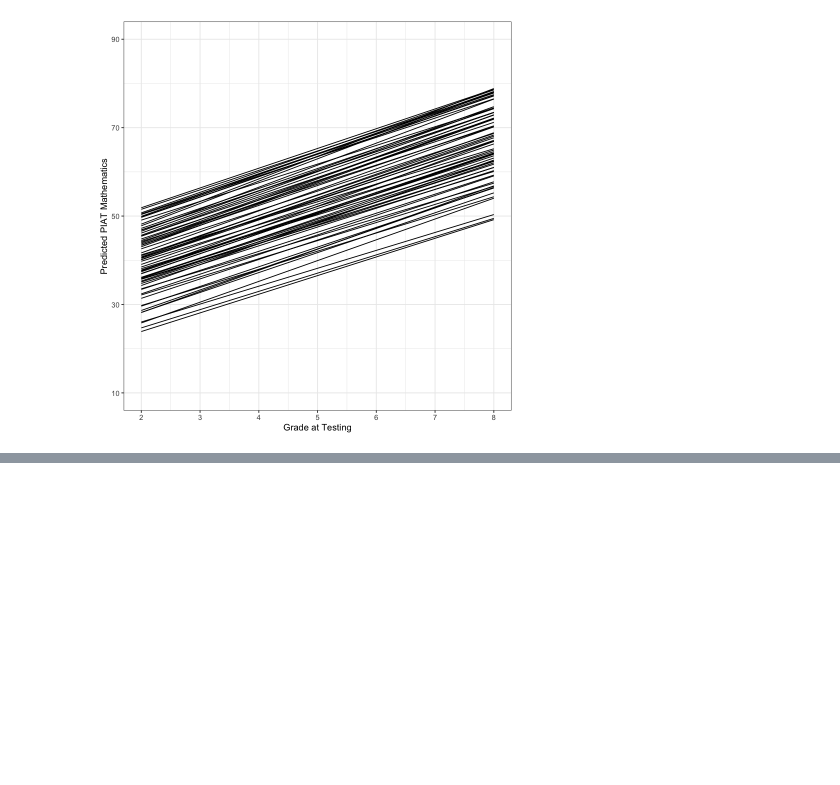
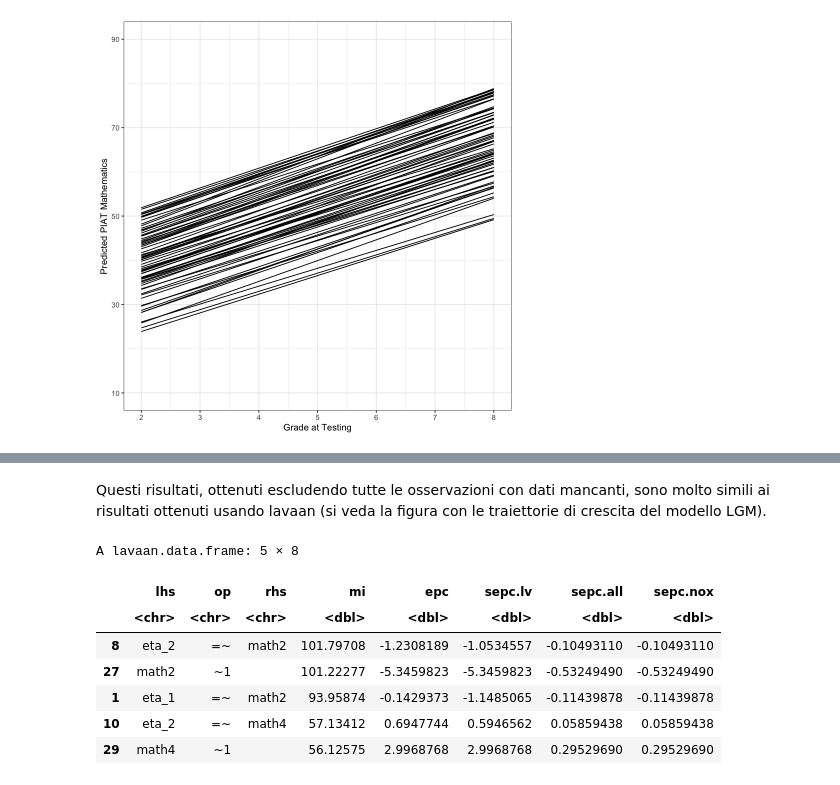
Before and after one commit to ccaudek/cfa_book_2023, a Jupyter notebook: 326_growth_1.ipynb, the cells around one changed output, grey strips where cells are left out. Cells and saved outputs as stored; diff of their text form; code cells hidden in the pictures; blank space fills up the shorter version.

```diff
--- a/326_growth_1.ipynb
+++ b/326_growth_1.ipynb
@@ -348,8 +352,8 @@ lg_math_lavaan_model <- '
       eta_1 ~~ eta_2
 
   # factor means
-      eta_1 ~ start(35)*1
-      eta_2 ~ start(4)*1
+      eta_1 ~ 1
+      eta_2 ~ 1
 
   # manifest variances (made equivalent by naming theta)
       math2 ~~ theta*math2
@@ -488 +611,14 @@ ggplot(
+# %% [markdown]
+Questi risultati, ottenuti escludendo tutte le osservazioni con dati mancanti, sono molto simili ai risultati ottenuti usando lavaan (si veda la figura con le traiettorie di crescita del modello LGM).
+# %%
+modindices(lg_math_lavaan_fit, sort = TRUE, maximum.number = 5)
+# %% [output]
+A lavaan.data.frame: 5 × 8
+|  | lhs | op | rhs | mi | epc | sepc.lv | sepc.all | sepc.nox |
+|  | <chr> | <chr> | <chr> | <dbl> | <dbl> | <dbl> | <dbl> | <dbl> |
+| 8 | eta_2 | =~ | math2 | 101.79708 | -1.2308189 | -1.0534557 | -0.10493110 | -0.10493110 |
+| 27 | math2 | ~1 |  | 101.22277 | -5.3459823 | -5.3459823 | -0.53249490 | -0.53249490 |
+| 1 | eta_1 | =~ | math2 | 93.95874 | -0.1429373 | -1.1485065 | -0.11439878 | -0.11439878 |
+| 10 | eta_2 | =~ | math4 | 57.13412 | 0.6947744 | 0.5946562 | 0.05859438 | 0.05859438 |
+| 29 | math4 | ~1 |  | 56.12575 | 2.9968768 | 2.9968768 | 0.29529690 | 0.29529690 |
 # %% [markdown]
```
Also changed, not shown: parts of 43 cells of this notebook, 34 other files.
